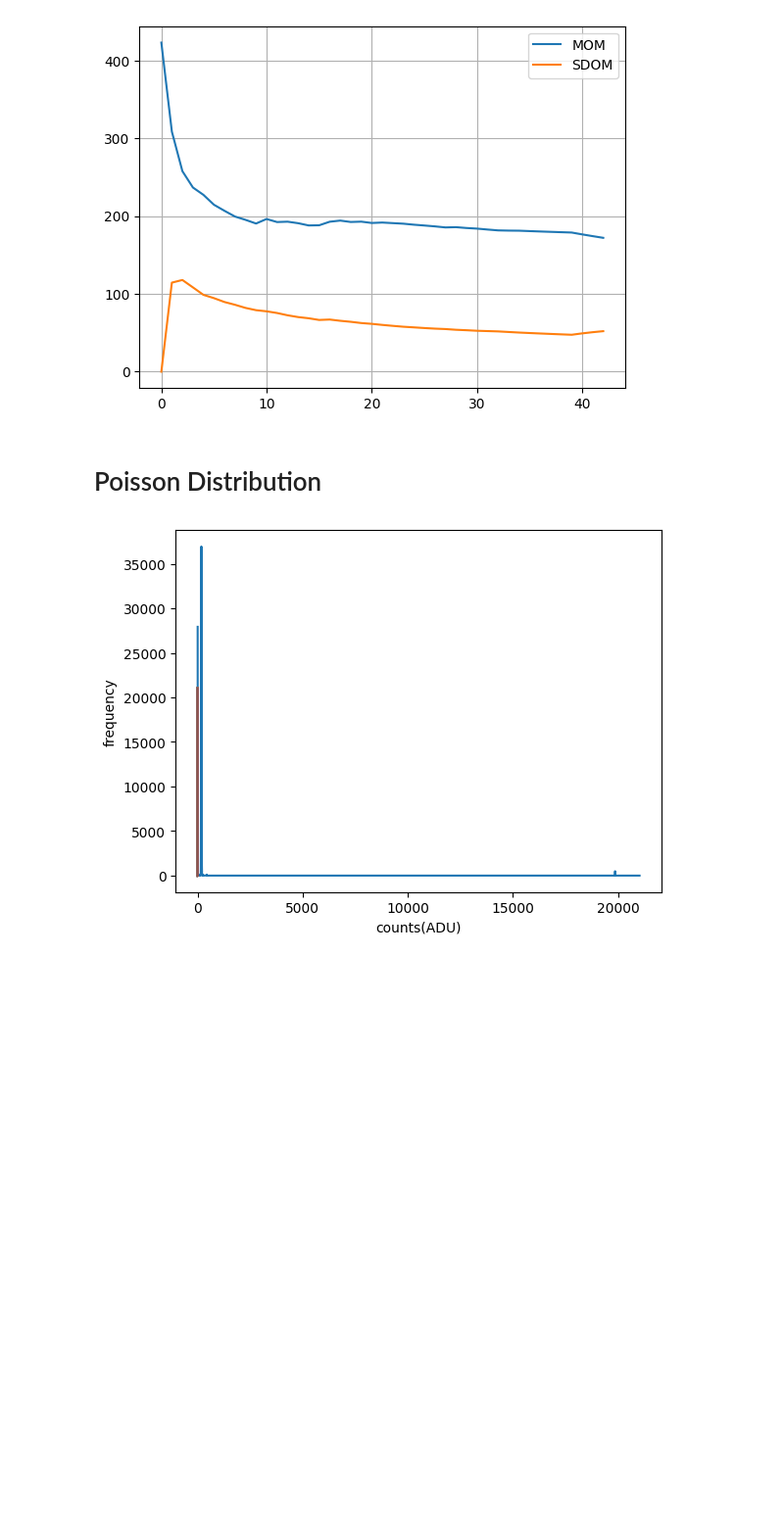
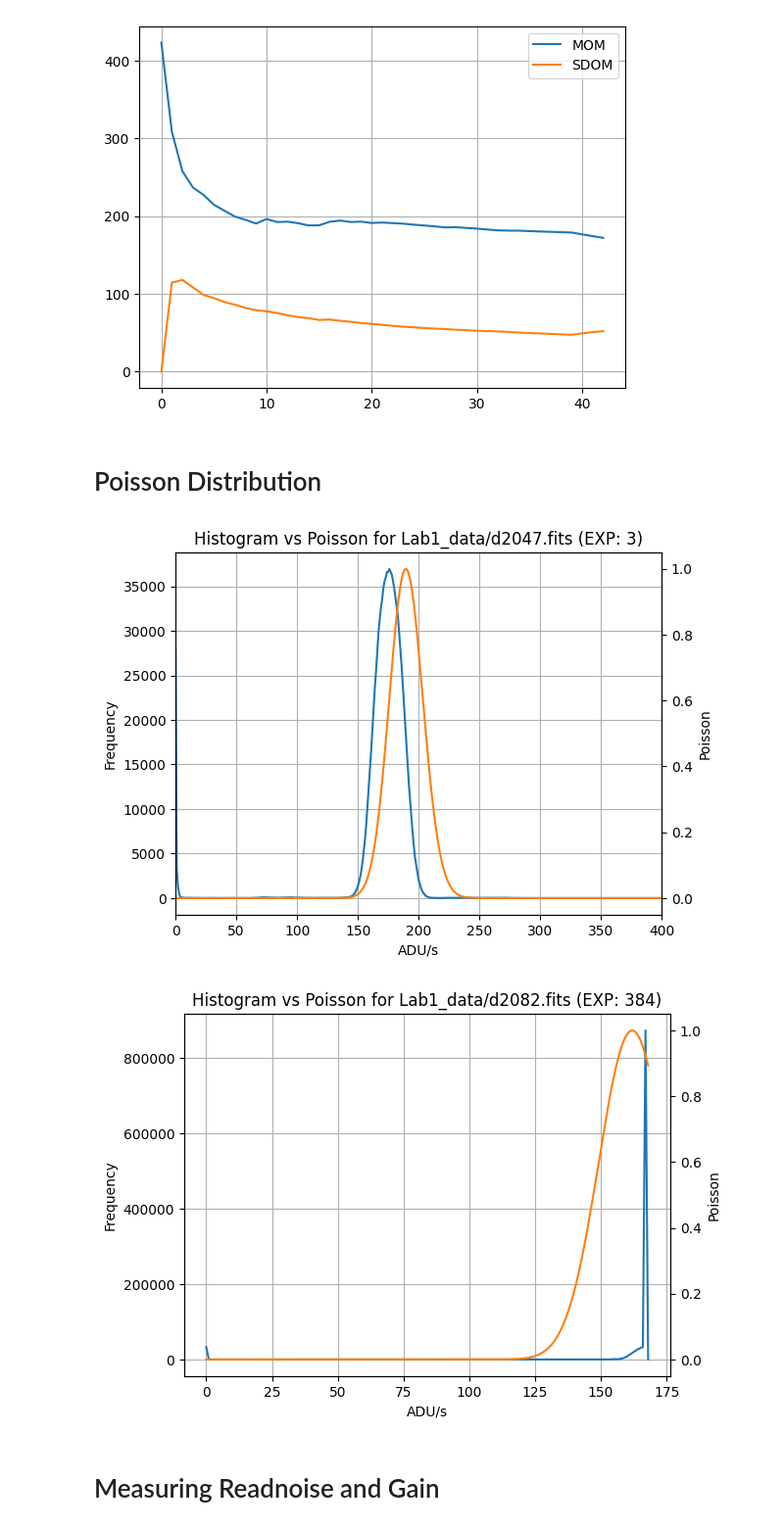
Before and after one commit to parkergeorge30/ASTRO150, a Jupyter notebook: Lab_1.ipynb, the cells around one changed output. Shown: that part at 98% size. Saved outputs shown, nothing was run; the diff lists cells and outputs as text; code cells hidden in the pictures; blank space fills up the shorter version.

Commit message:
Lab 1 Poisson update

```diff
--- a/Lab_1.ipynb
+++ b/Lab_1.ipynb
@@ -316,9 +320,9 @@ def get_poisson(data, xrange=None):
 
     return x_values, p_values
 
-def poisson_plot(x):
+def poisson_plot(file):
 
-    farr = x.flatten()
+    farr = file.flatten()
 
     hmin = int(farr.min())
     hmax = int(farr.max())
@@ -332,18 +336,44 @@ def poisson_plot(x):
         if hmin <= value <= hmax:
             hist[int(value - hmin)] += 1
 
+    return hr, hist
 
 
 
-
-    plt.plot(hr,hist)
-    plt.plot(get_poisson(x))
-    #plt.xlim(0,10)
-    plt.xlabel('counts(ADU)')
-    plt.ylabel('frequency')
-    plt.show()
+    #plt.plot(hr,hist)
+    #plt.plot(get_poisson(file))
+    #plt.xlim(0,2000)
+    #plt.grid(True)
+    #plt.xlabel('counts(ADU)')
+    #plt.ylabel('frequency')
+    #plt.show()
-# %%
-poisson_plot(reduced_flats[4])
-#histogram(reduced_flats[-4])
-# %% [output]
-[figure, removed]
+# %%
+chosen_frames = (reduced_flats[4], reduced_flats[-4])
+for i, data in enumerate(chosen_frames):
+    idx = int(-8*i + 4)
+    exp_time = get_exp(frames[idx])
+    hr, hist = poisson_plot(data)
+
+    x, p = get_poisson(data)
+
+    fig, ax1 = plt.subplots()
+    ax2 = ax1.twinx()
+
+    ax1.plot(hr, hist, label='Histogram', color='tab:blue')
+    ax2.plot(x, p, label='Poisson', color='tab:orange')
+
+    if i==0:
+        plt.xlim(0, 400)
+
+    ax1.grid()
+    ax1.set_xlabel('ADU/s')
+    ax1.set_ylabel('Frequency')
+    ax2.set_ylabel('Poisson')
+    ax.legend(loc='best')
+    plt.title(f'Histogram vs Poisson for {frames[idx]} (EXP: {exp_time})')
+    plt.show()
+# %% [output]
+[figure, added]
+[figure, added]
+# %% [markdown]
+# Measuring Readnoise and Gain
```
Also changed, not shown: parts of 4 cells of this notebook.
